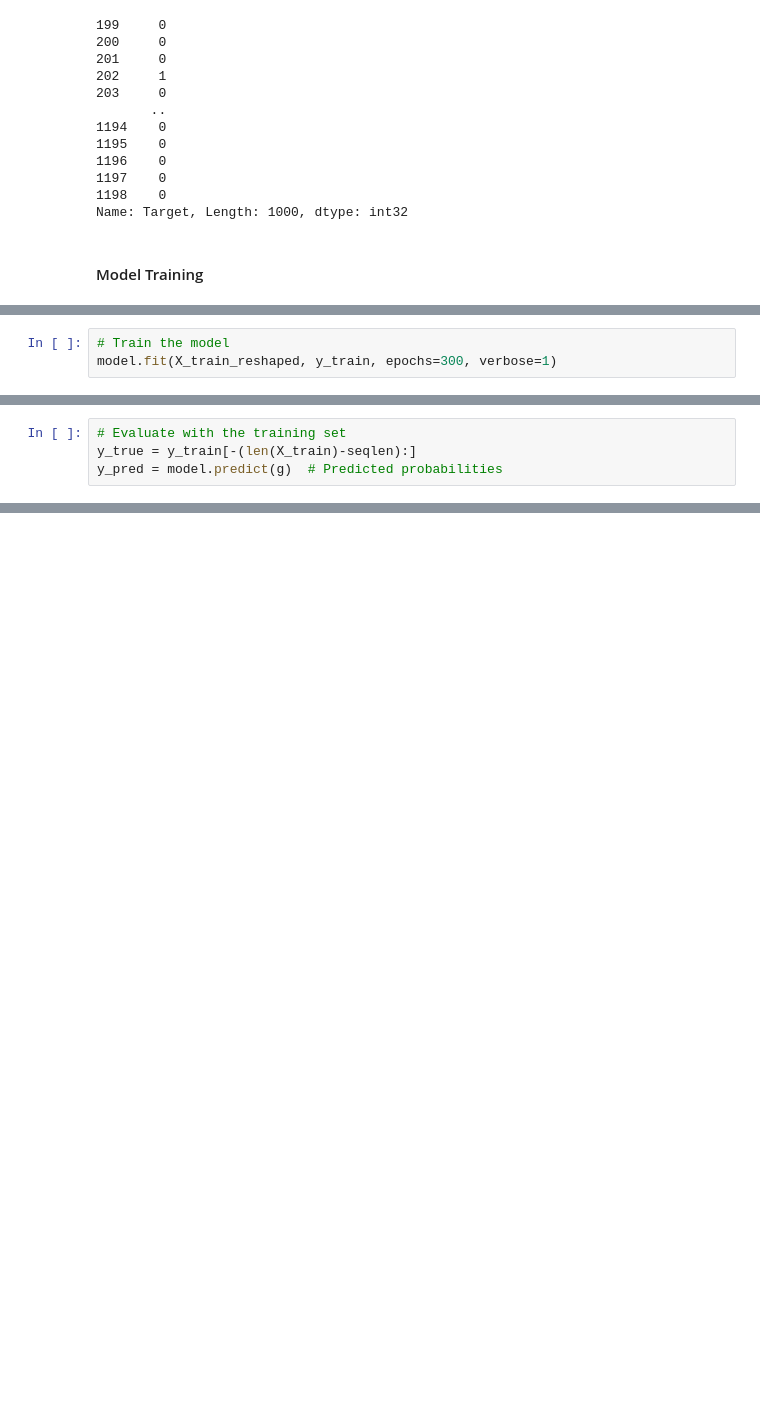
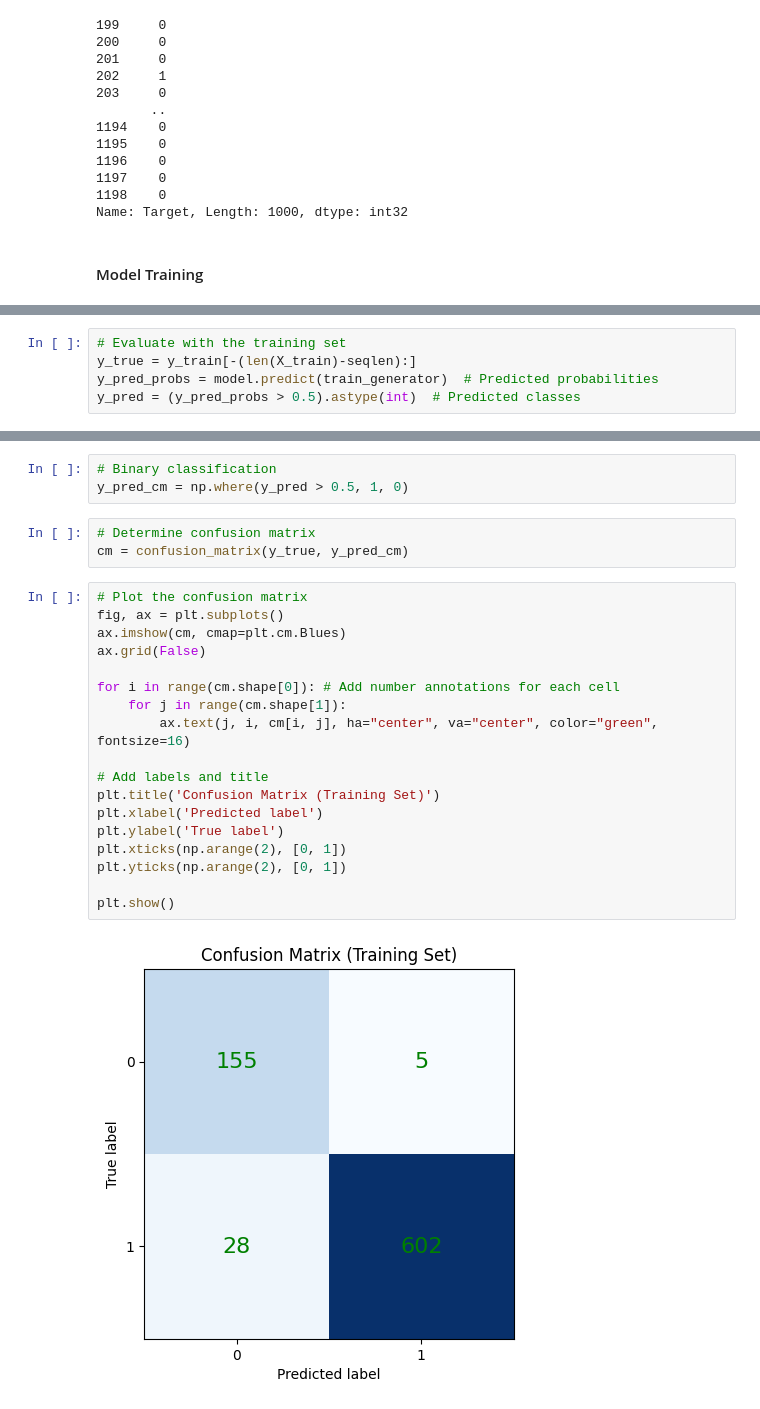
Before and after one commit to NatamonTonfon/NSC, a Jupyter notebook: model/test.ipynb, the cells around one changed output, grey strips where cells are left out. Saved outputs shown, nothing was run; the diff lists cells and outputs as text; blank space fills up the shorter version.

```diff
--- a/model/test.ipynb
+++ b/model/test.ipynb
@@ -666,3 +721,0 @@ X_train_reshaped = X_train_array.reshape((-1, 20))  # Reshape as needed
-# %%
-# Train the model
-model.fit(X_train_reshaped, y_train, epochs=300, verbose=1)
@@ -675,4 +734,5 @@ Invalid input shape for input Tensor("data:0", shape=(None, 20), dtype=float32).
 # %%
 # Evaluate with the training set
 y_true = y_train[-(len(X_train)-seqlen):]
-y_pred = model.predict(g)  # Predicted probabilities
+y_pred_probs = model.predict(train_generator)  # Predicted probabilities
+y_pred = (y_pred_probs > 0.5).astype(int)  # Predicted classes
@@ -678,0 +760,26 @@ y_pred = model.predict(g)  # Predicted probabilities
+# %%
+# Binary classification
+y_pred_cm = np.where(y_pred > 0.5, 1, 0)
+# %%
+# Determine confusion matrix
+cm = confusion_matrix(y_true, y_pred_cm)
+# %%
+# Plot the confusion matrix
+fig, ax = plt.subplots()
+ax.imshow(cm, cmap=plt.cm.Blues)
+ax.grid(False)
+
+for i in range(cm.shape[0]): # Add number annotations for each cell
+    for j in range(cm.shape[1]):
+        ax.text(j, i, cm[i, j], ha="center", va="center", color="green", fontsize=16)
+
+# Add labels and title
+plt.title('Confusion Matrix (Training Set)')
+plt.xlabel('Predicted label')
+plt.ylabel('True label')
+plt.xticks(np.arange(2), [0, 1])
+plt.yticks(np.arange(2), [0, 1])
+
+plt.show()
+# %% [output]
+[figure, added]
```
Also changed, not shown: parts of 22 cells of this notebook, 2 other files.
